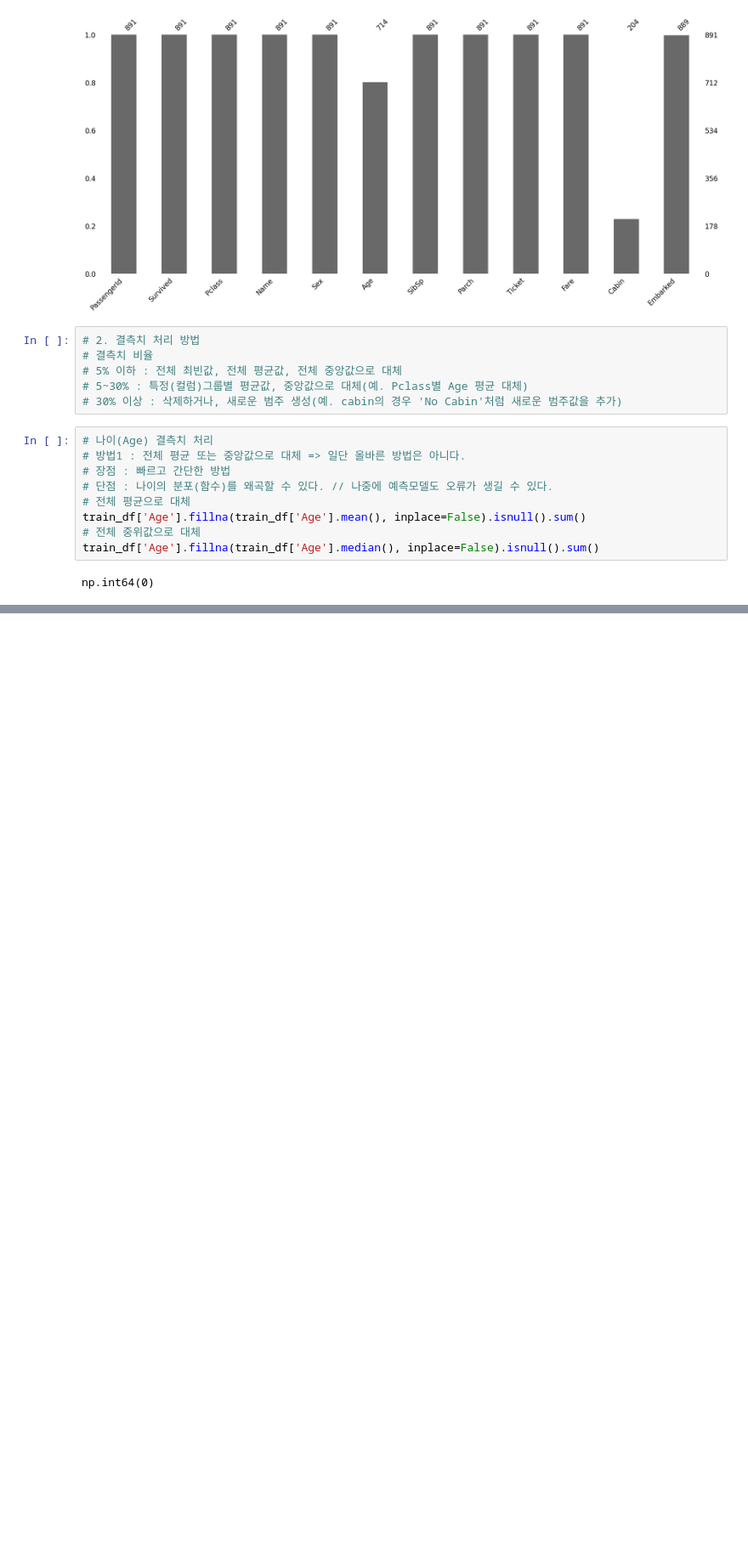
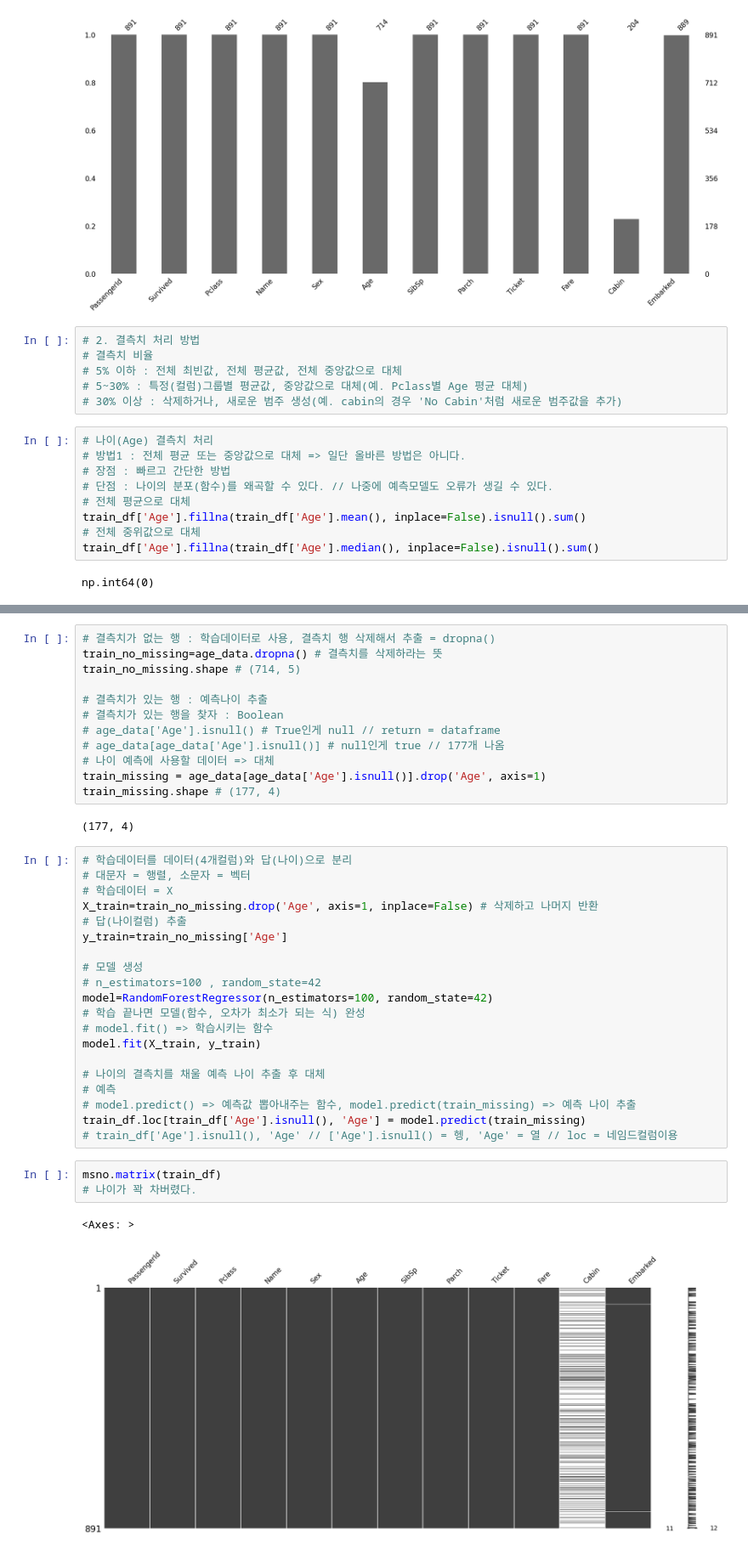
Before and after one commit to kimnahyeon99/python_dev, a Jupyter notebook: data_collection/05 타이타닉 데이터 분석.ipynb, the cells around one changed output, grey strips where cells are left out. Shown: that part at 85% size. Drawn from its saved outputs; the diff is of its cells as text; blank space fills up the shorter version.

```diff
--- a/data_collection/05 타이타닉 데이터 분석.ipynb
+++ b/data_collection/05 타이타닉 데이터 분석.ipynb
@@ -457,0 +610,40 @@ np.int64(0)
+# %%
+# 결측치가 없는 행 : 학습데이터로 사용, 결측치 행 삭제해서 추출 = dropna()
+train_no_missing=age_data.dropna() # 결측치를 삭제하라는 뜻
+train_no_missing.shape # (714, 5)
+
+# 결측치가 있는 행 : 예측나이 추출
+# 결측치가 있는 행을 찾자 : Boolean
+# age_data['Age'].isnull() # True인게 null // return = dataframe
+# age_data[age_data['Age'].isnull()] # null인게 true // 177개 나옴
+# 나이 예측에 사용할 데이터 => 대체
+train_missing = age_data[age_data['Age'].isnull()].drop('Age', axis=1)
+train_missing.shape # (177, 4)
+# %% [output]
+(177, 4)
+# %%
+# 학습데이터를 데이터(4개컬럼)와 답(나이)으로 분리
+# 대문자 = 행렬, 소문자 = 벡터
+# 학습데이터 = X
+X_train=train_no_missing.drop('Age', axis=1, inplace=False) # 삭제하고 나머지 반환
+# 답(나이컬럼) 추출
+y_train=train_no_missing['Age']
+
+# 모델 생성
+# n_estimators=100 , random_state=42
+model=RandomForestRegressor(n_estimators=100, random_state=42)
+# 학습 끝나면 모델(함수, 오차가 최소가 되는 식) 완성
+# model.fit() => 학습시키는 함수
+model.fit(X_train, y_train)
+
+# 나이의 결측치를 채울 예측 나이 추출 후 대체
+# 예측
+# model.predict() => 예측값 뽑아내주는 함수, model.predict(train_missing) => 예측 나이 추출
+train_df.loc[train_df['Age'].isnull(), 'Age'] = model.predict(train_missing)
+# train_df['Age'].isnull(), 'Age' // ['Age'].isnull() = 헹, 'Age' = 열 // loc = 네임드컬럼이용
+# %%
+msno.matrix(train_df)
+# 나이가 꽉 차버렸다.
+# %% [output]
+<Axes: >
+[figure, added]
```
Also changed, not shown: parts of 14 cells of this notebook, 1 other file.
